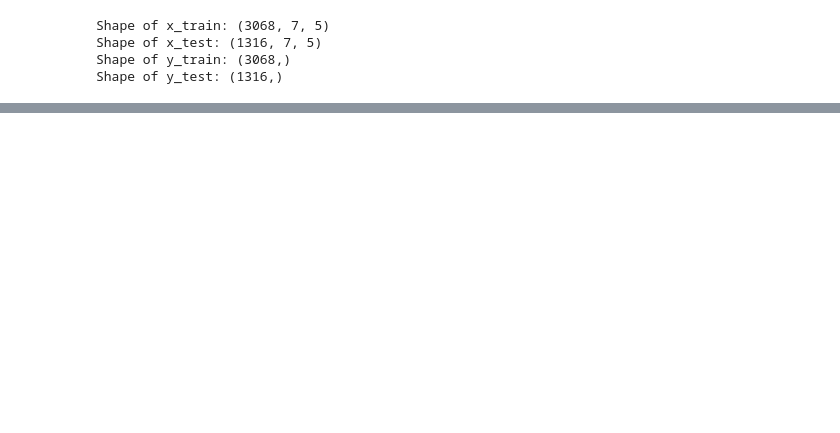
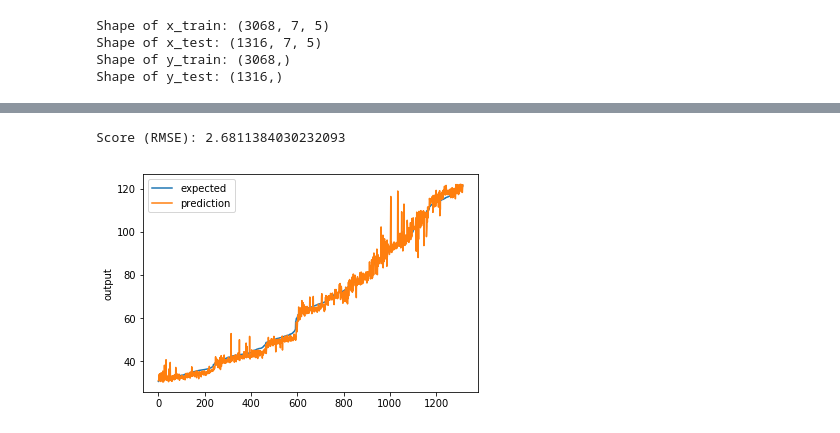
Before and after one commit to hgdangkhoi/Stock-Prediction, a Jupyter notebook: Khoi-Hoang_CSC215-MiniProject 4.ipynb, the cells around one changed output, grey strips where cells are left out. Cells and saved outputs as stored; diff of their text form; code cells hidden in the pictures; blank space fills up the shorter version.

```diff
--- a/Khoi-Hoang_CSC215-MiniProject 4.ipynb
+++ b/Khoi-Hoang_CSC215-MiniProject 4.ipynb
@@ -387,0 +568,3 @@ chart_regression(lstm_rmse, y_test)
+# %%
+df.drop(columns=['Adj_Close','Date'], inplace=True)
+df.head()
@@ -387,0 +588,3 @@ chart_regression(lstm_rmse, y_test)
+# %%
+x = x.reshape(x.shape[0], x.shape[1], x.shape[2], 1)
+print(x.shape)
@@ -387,0 +608,30 @@ chart_regression(lstm_rmse, y_test)
+# %%
+checkpointer = ModelCheckpoint(filepath="save/cnn.hdf5", verbose=0, save_best_only=True) # save best model
+input_shape = (7, 5, 1)
+for i in range(5):
+    printmd("\n**Iteration**: {}".format(i))
+    #print("Iteration: {}".format(i))
+    #Build network
+    model = Sequential()
+
+    model.add(Conv2D(32, kernel_size=(1, 2), strides=(1, 1), padding='valid',
+                 activation='relu',
+                 input_shape=input_shape))
+    model.add(Conv2D(64, (1, 2), activation='relu'))
+    model.add(MaxPooling2D(pool_size=(1, 2), strides=None))
+    model.add(Dropout(0.25))
+    model.add(Flatten())
+    model.add(Dense(128, activation='relu'))
+    model.add(Dropout(0.5))
+    model.add(Dense(1))
+
+    model.compile(loss="mean_squared_error", optimizer='adam', metrics=['accuracy'])
+
+    monitor = EarlyStopping(monitor='val_loss', min_delta=1e-3, patience=5, verbose=1, mode='auto')
+
+    model.fit(x_train,y_train, validation_data=(x_test,y_test), callbacks=[monitor,checkpointer],verbose=2,epochs=1000, batch_size=64, shuffle=True)    # Verbosity mode. 0 = silent, 1 = progress bar, 2 = one line per epoch.
+
+
+print('Training finished...Loading the best model')
+print()
+model.load_weights('save/cnn.hdf5') # load weights from best model
@@ -387,0 +676,10 @@ chart_regression(lstm_rmse, y_test)
+# %%
+cnn_pred = model.predict(x_test)
+cnn_rmse = np.sqrt(metrics.mean_squared_error(cnn_pred,y_test))
+print("Score (RMSE): {}".format(cnn_rmse))
+# %% [output]
+Score (RMSE): 2.6811384030232093
+# %%
+chart_regression(cnn_pred.flatten(), y_test)
+# %% [output]
+[figure, added]
```
Also changed, not shown: parts of 29 cells of this notebook.
